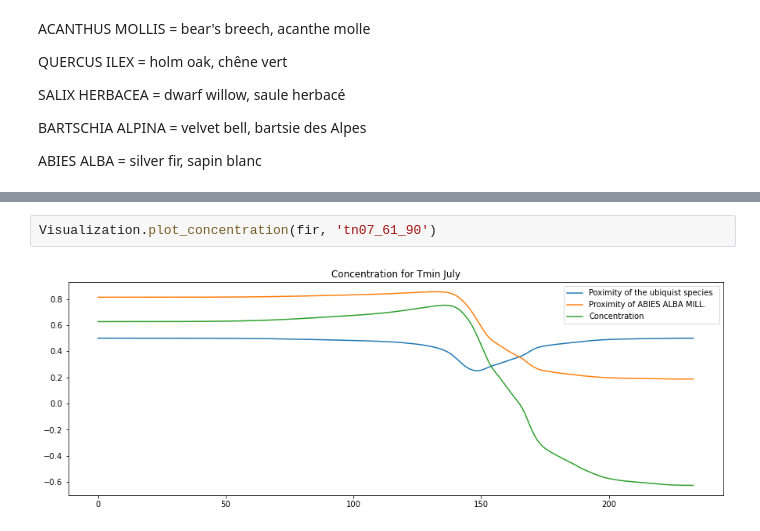
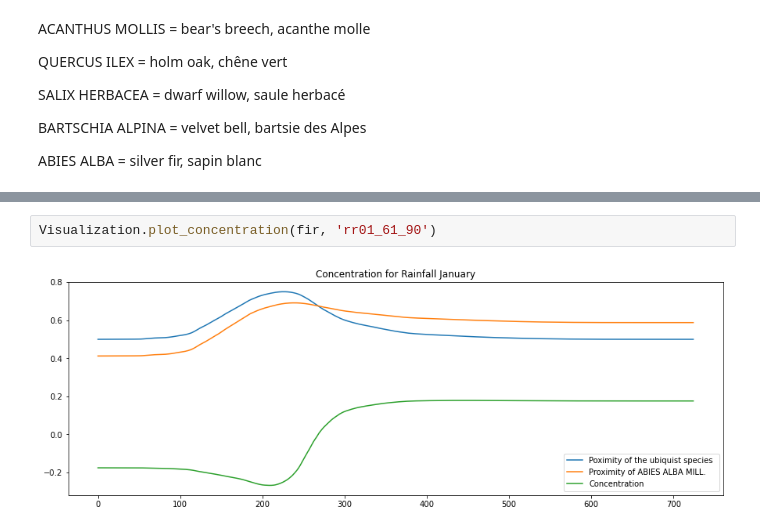
Before and after one commit to XavierMinesParis/SDM, a Jupyter notebook: playground.ipynb, the cells around one changed output, grey strips where cells are left out. Saved outputs shown, nothing was run; the diff lists cells and outputs as text.

```diff
--- a/playground.ipynb
+++ b/playground.ipynb
@@ -74,9 +59,9 @@ ABIES ALBA = silver fir, sapin blanc
 # %% [markdown]
 ![plants.jpg](attachment:plants.jpg)
 # %%
-Visualization.plot_concentration(fir, 'tn07_61_90')
+Visualization.plot_concentration(fir, 'rr01_61_90')
 # %% [output]
-[figure, old version]
+[figure, new version]
 # %%
 Visualization.plot_hist([fir, oak], 'tx07_61_90')
 # %% [output]
```
Also changed, not shown: parts of 8 cells of this notebook, 4 other files.
